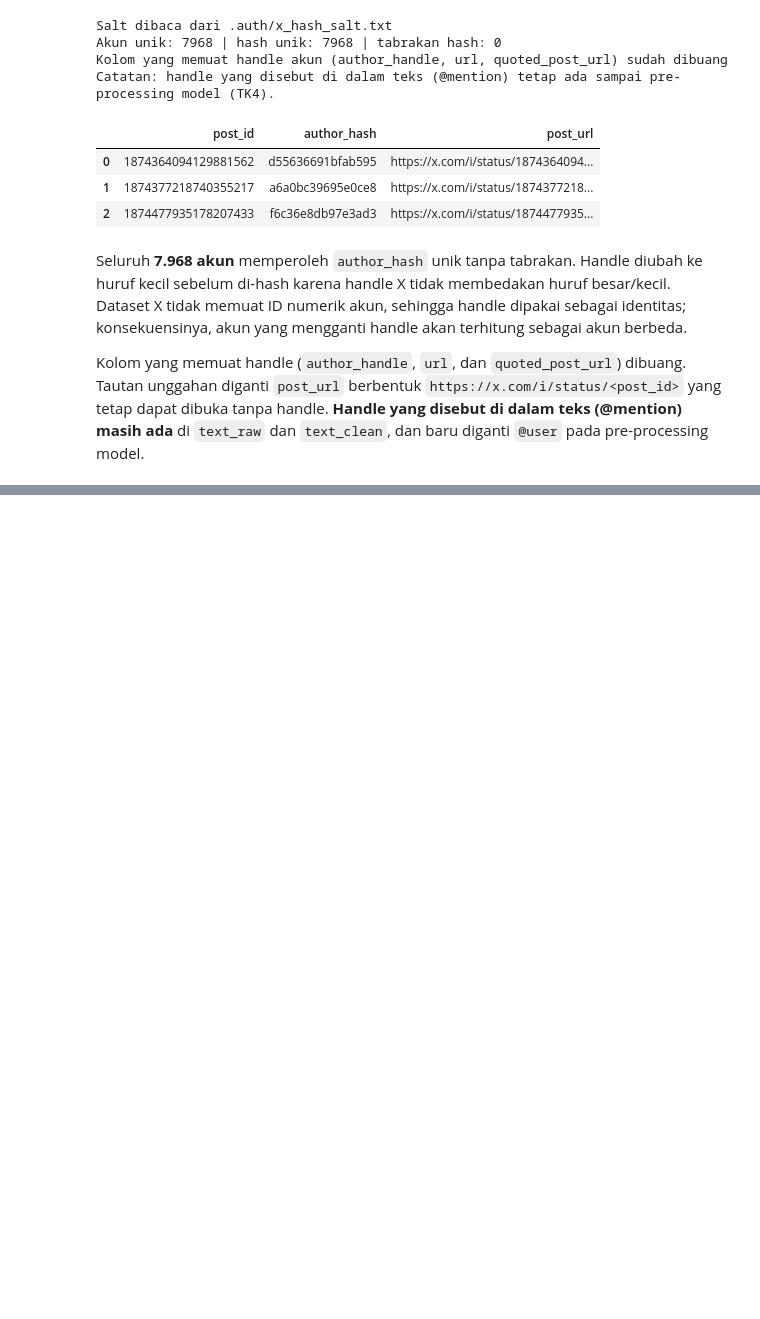
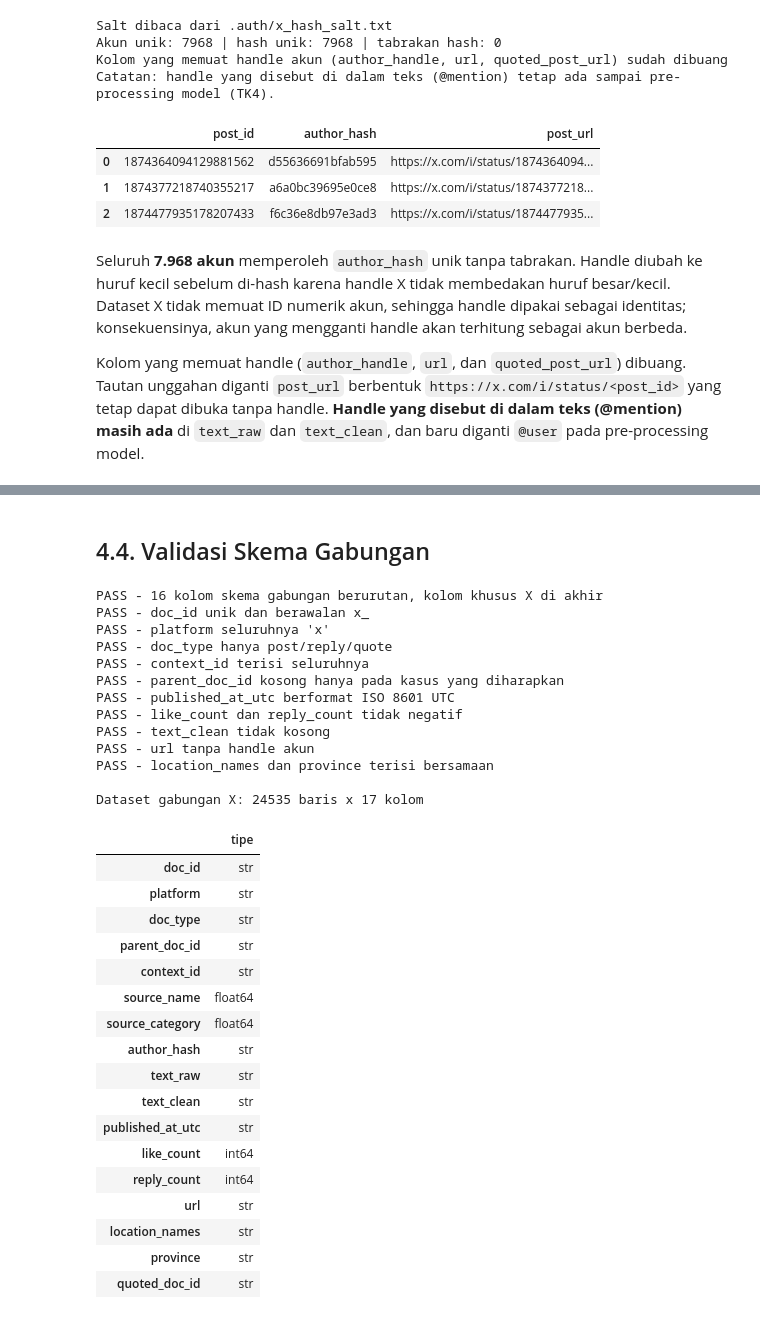
Before and after one commit to Anmedsay/mbg-social-analytics, a Jupyter notebook: x/TK2_X_Scraping_Pipeline.ipynb, the cells around one changed output, grey strips where cells are left out. Drawn from its saved outputs; the diff is of its cells as text; code cells hidden in the pictures; blank space fills up the shorter version.

```diff
--- a/x/TK2_X_Scraping_Pipeline.ipynb
+++ b/x/TK2_X_Scraping_Pipeline.ipynb
@@ -2405,0 +2704,59 @@ Dataset bersih disimpan ke `data/interim/x_clean.csv` (sekitar 25,2 MB) dan log
+# %% [markdown]
+## 4.4. Validasi Skema Gabungan
+# %%
+SKEMA_GABUNGAN = [
+    "doc_id", "platform", "doc_type", "parent_doc_id", "context_id", "source_name", "source_category", "author_hash",
+    "text_raw", "text_clean", "published_at_utc", "like_count", "reply_count", "url", "location_names", "province",
+]
+# parent_doc_id hanya boleh kosong pada: post, reply yang induknya tidak terbaca, dan quote yang ID kutipannya tidak terbaca
+kosong_diharapkan = (unified["doc_type"] == "post") | ((unified["doc_type"] == "reply") & xc["parent_missing"]) | ((unified["doc_type"] == "quote") & xc["quoted_id_missing"])
+cek_uni = {
+    "16 kolom skema gabungan berurutan, kolom khusus X di akhir": list(unified.columns[:16]) == SKEMA_GABUNGAN and list(unified.columns[16:]) == ["quoted_doc_id"],
+    "doc_id unik dan berawalan x_": bool(unified["doc_id"].is_unique and unified["doc_id"].str.startswith("x_").all()),
+    "platform seluruhnya 'x'": bool((unified["platform"] == "x").all()),
+    "doc_type hanya post/reply/quote": set(unified["doc_type"]) <= {"post", "reply", "quote"},
+    "context_id terisi seluruhnya": bool(unified["context_id"].notna().all()),
+    "parent_doc_id kosong hanya pada kasus yang diharapkan": bool(unified["parent_doc_id"].isna().eq(kosong_diharapkan).all()),
+    "published_at_utc berformat ISO 8601 UTC": bool(unified["published_at_utc"].str.fullmatch(r"\d{4}-\d{2}-\d{2}T\d{2}:\d{2}:\d{2}Z").all()),
+    "like_count dan reply_count tidak negatif": bool((unified[["like_count", "reply_count"]] >= 0).all().all()),
+    "text_clean tidak kosong": bool((unified["text_clean"].str.len() > 0).all()),
+    "url tanpa handle akun": bool(unified["url"].str.fullmatch(r"https://x\.com/i/status/\d+").all()),
+    "location_names dan province terisi bersamaan": bool((unified["location_names"].isna() == unified["province"].isna()).all()),
+}
+for nama, ok in cek_uni.items():
+    print("PASS" if ok else "FAIL", "-", nama)
+assert all(cek_uni.values()), "Validasi dataset gabungan X gagal"
+print(f"\nDataset gabungan X: {unified.shape[0]} baris x {unified.shape[1]} kolom")
+unified.dtypes.astype(str).rename("tipe").to_frame()
+# %% [output]
+PASS - 16 kolom skema gabungan berurutan, kolom khusus X di akhir
+PASS - doc_id unik dan berawalan x_
+PASS - platform seluruhnya 'x'
+PASS - doc_type hanya post/reply/quote
+PASS - context_id terisi seluruhnya
+PASS - parent_doc_id kosong hanya pada kasus yang diharapkan
+PASS - published_at_utc berformat ISO 8601 UTC
+PASS - like_count dan reply_count tidak negatif
+PASS - text_clean tidak kosong
+PASS - url tanpa handle akun
+PASS - location_names dan province terisi bersamaan
+
+Dataset gabungan X: 24535 baris x 17 kolom
+|  | tipe |
+| doc_id | str |
+| platform | str |
+| doc_type | str |
+| parent_doc_id | str |
+| context_id | str |
+| source_name | float64 |
+| source_category | float64 |
+| author_hash | str |
+| text_raw | str |
+| text_clean | str |
+| published_at_utc | str |
+| like_count | int64 |
+| reply_count | int64 |
+| url | str |
+| location_names | str |
+| province | str |
+| quoted_doc_id | str |
```
Also changed, not shown: parts of 28 cells of this notebook, 4 other files.
